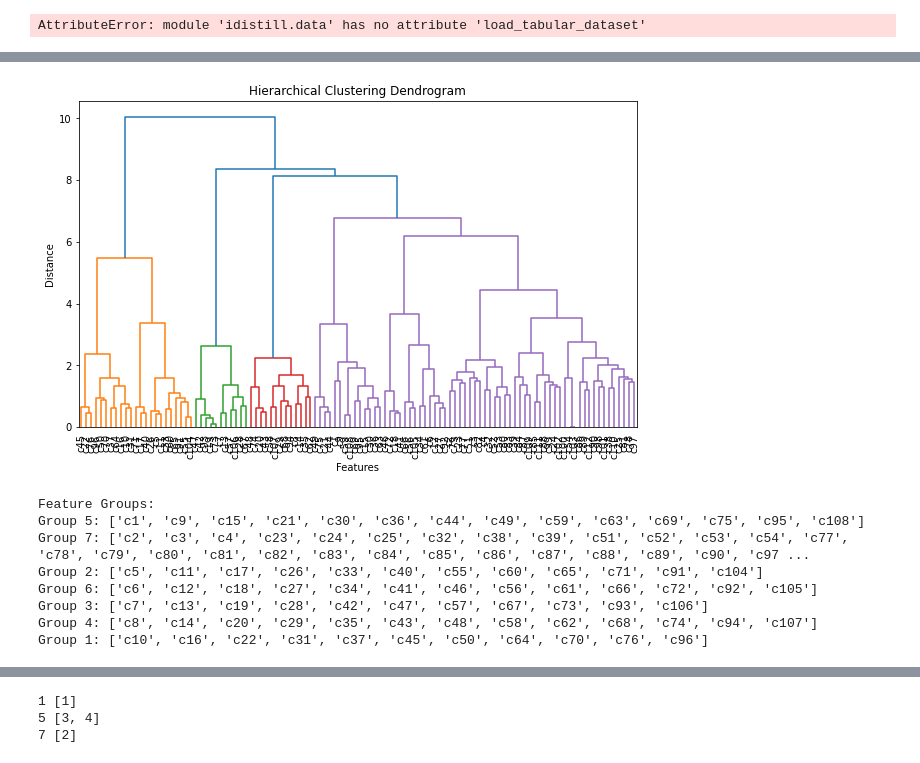
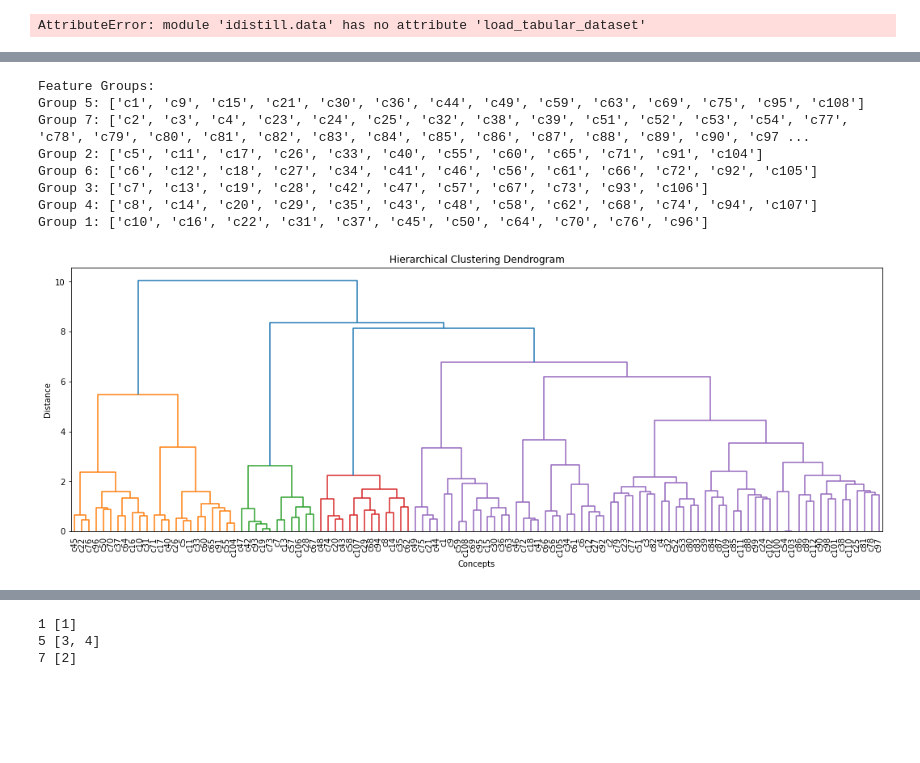
Before and after one commit to mattyshen/adaptiveTTI, a Jupyter notebook: experiments/pipeline_playground.ipynb, the cells around one changed output, grey strips where cells are left out. Saved outputs shown, nothing was run; the diff lists cells and outputs as text; code cells hidden in the pictures; blank space fills up the shorter version.

```diff
--- a/experiments/pipeline_playground.ipynb
+++ b/experiments/pipeline_playground.ipynb
@@ -29,13 +29,10 @@ import idistill.data
 To enable the following instructions: AVX2 FMA, in other operations, rebuild TensorFlow with the appropriate compiler flags.
 2025-01-08 11:47:59.214917: W tensorflow/compiler/tf2tensorrt/utils/py_utils.cc:38] TF-TRT Warning: Could not find TensorRT
 # %%
-f_gs = {1:['c7', 'c9', 'c28', 'c30', 'c93', 'c95', 'c73', 'c75', 'c47', 'c49', 'c85', 'c86', 'c87', 'c88', 'c89', 'c90'],
-                2:['c5', 'c8', 'c10', 'c104', 'c107', 'c109', 'c40', 'c43', 'c45', 'c17', 'c19', 'c20', 'c38', 'c39', 'c110', 'c111', 'c112'],
-                3:['c1', 'c2', 'c3', 'c4', 'c53', 'c54', 'c100', 'c101', 'c102', 'c103', 'c97', 'c98', 'c99'],
-                4:['c51', 'c52', 'c55', 'c56', 'c57', 'c58', 'c59', 'c65', 'c66', 'c67', 'c68', 'c69', 'c70', 'c32'],
-                5:['c78', 'c79', 'c80', 'c81', 'c82', 'c83', 'c84'],
-                6:['c24', 'c25', 'c88', 'c89', 'c90', 'c110', 'c111', 'c112'],
-                7:['c60', 'c61', 'c62', 'c63', 'c64', 'c33', 'c34', 'c35', 'c36', 'c37', 'c26', 'c27', 'c28', 'c29', 'c30', 'c31', 'c91', 'c92','c93', 'c94', 'c96', 'c95'],
+f_gs = {1:[1,3,5,7,8,11,12,15,16,19,20,21,22,24,26,27,40,41,42,43,46,49,50,53,55,56,60,62,64,65,66,69,70,71,72,77,78,79,80,83,84,85,87,88,90,91,92,93,94,95,102,106,107,108,110],
+                2:[4,6,10,13,14,17,18,23,25,29,54,73,76,86,89,97,98,104,105,111],
+                3:[2,9,28,30,32,33,34,35,36,37,38,39,47,48,51,52,81,96,99],
+                4:[31,44,45,57,58,59,61,63,67,68,74,75,82,100,101,103,109,112]
         }
 # %%
 temp = []
@@ -50,11 +55,24 @@ flat_list = [
 # %%
-X = pd.DataFrame({'A': range(100)})
+import numpy as np
+import pandas as pd
 
-# Number of sets to create
-num_sets = len(f_gs.keys())
+# Example DataFrames
+n = 5  # Replace with your actual value of n
+X_train_hat = pd.DataFrame(np.zeros((n, 3)))
+X_train = pd.DataFrame(np.random.rand(n, 3))
 
-# Shuffle the indices of X
-shuffled_indices = np.random.permutation(X.index)
+# Random covariates
+random_covariates = [np.random.choice(np.arange(0, 3), size=2, replace=False) for _ in range(n)]
+print(random_covariates)
+# Convert DataFrames to NumPy for vectorized operations
+X_train_hat_np = X_train_hat.values
+X_train_np = X_train.values
 
-# Split the indices into approximately equal-sized sets
-split_indices = np.array_split(shuffled_indices, num_sets)
+# Use broadcasting to get row indices
+row_indices = np.arange(n).reshape(-1, 1)  # Shape (n, 1) for broadcasting
+
+# Replace values using advanced indexing
+X_train_hat_np[row_indices, random_covariates] = X_train_np[row_indices, random_covariates]
+
+# Convert back to DataFrame if needed
+X_train_hat = pd.DataFrame(X_train_hat_np, columns=X_train_hat.columns)
@@ -270,37 +307,37 @@ correlation_matrix = X_train_hat.corr()
 # %%
 distance_matrix = 1 - correlation_matrix.abs()
 
 # Perform hierarchical clustering using the distance matrix
 linkage_matrix = linkage(distance_matrix, method='ward')
 
 # Plot the dendrogram to visualize the clustering
-plt.figure(figsize=(10, 6))
+plt.figure(figsize=(18, 6))
 dendrogram(linkage_matrix, labels=correlation_matrix.columns, leaf_rotation=90, leaf_font_size=10)
 plt.title("Hierarchical Clustering Dendrogram")
-plt.xlabel("Features")
+plt.xlabel("Concepts")
 plt.ylabel("Distance")
-plt.show()
+plt.savefig(f'../figures/dendrogram.png')
 
 # Define a distance threshold to form clusters
 threshold = 5  # Adjust based on your dataset and dendrogram
 clusters = fcluster(linkage_matrix, t=threshold, criterion='distance')
 
 # Group features into clusters
 feature_groups = {}
 for i, cluster_id in enumerate(clusters):
     feature_groups.setdefault(cluster_id, []).append(distance_matrix.columns[i])
 
 # Print the feature groups
 print("Feature Groups:")
 for cluster_id, features in feature_groups.items():
     print(f"Group {cluster_id}: {features}")
 # %% [output]
+Feature Groups:
+Group 5: ['c1', 'c9', 'c15', 'c21', 'c30', 'c36', 'c44', 'c49', 'c59', 'c63', 'c69', 'c75', 'c95', 'c108']
+Group 7: ['c2', 'c3', 'c4', 'c23', 'c24', 'c25', 'c32', 'c38', 'c39', 'c51', 'c52', 'c53', 'c54', 'c77', 'c78', 'c79', 'c80', 'c81', 'c82', 'c83', 'c84', 'c85', 'c86', 'c87', 'c88', 'c89', 'c90', 'c97 ...
+Group 2: ['c5', 'c11', 'c17', 'c26', 'c33', 'c40', 'c55', 'c60', 'c65', 'c71', 'c91', 'c104']
+Group 6: ['c6', 'c12', 'c18', 'c27', 'c34', 'c41', 'c46', 'c56', 'c61', 'c66', 'c72', 'c92', 'c105']
+Group 3: ['c7', 'c13', 'c19', 'c28', 'c42', 'c47', 'c57', 'c67', 'c73', 'c93', 'c106']
+Group 4: ['c8', 'c14', 'c20', 'c29', 'c35', 'c43', 'c48', 'c58', 'c62', 'c68', 'c74', 'c94', 'c107']
+Group 1: ['c10', 'c16', 'c22', 'c31', 'c37', 'c45', 'c50', 'c64', 'c70', 'c76', 'c96']
-[figure, old version]
+[figure, new version]
-Feature Groups:
-Group 5: ['c1', 'c9', 'c15', 'c21', 'c30', 'c36', 'c44', 'c49', 'c59', 'c63', 'c69', 'c75', 'c95', 'c108']
-Group 7: ['c2', 'c3', 'c4', 'c23', 'c24', 'c25', 'c32', 'c38', 'c39', 'c51', 'c52', 'c53', 'c54', 'c77', 'c78', 'c79', 'c80', 'c81', 'c82', 'c83', 'c84', 'c85', 'c86', 'c87', 'c88', 'c89', 'c90', 'c97 ...
-Group 2: ['c5', 'c11', 'c17', 'c26', 'c33', 'c40', 'c55', 'c60', 'c65', 'c71', 'c91', 'c104']
-Group 6: ['c6', 'c12', 'c18', 'c27', 'c34', 'c41', 'c46', 'c56', 'c61', 'c66', 'c72', 'c92', 'c105']
-Group 3: ['c7', 'c13', 'c19', 'c28', 'c42', 'c47', 'c57', 'c67', 'c73', 'c93', 'c106']
-Group 4: ['c8', 'c14', 'c20', 'c29', 'c35', 'c43', 'c48', 'c58', 'c62', 'c68', 'c74', 'c94', 'c107']
-Group 1: ['c10', 'c16', 'c22', 'c31', 'c37', 'c45', 'c50', 'c64', 'c70', 'c76', 'c96']
```
Also changed, not shown: parts of 12 cells of this notebook, 7 other files.
